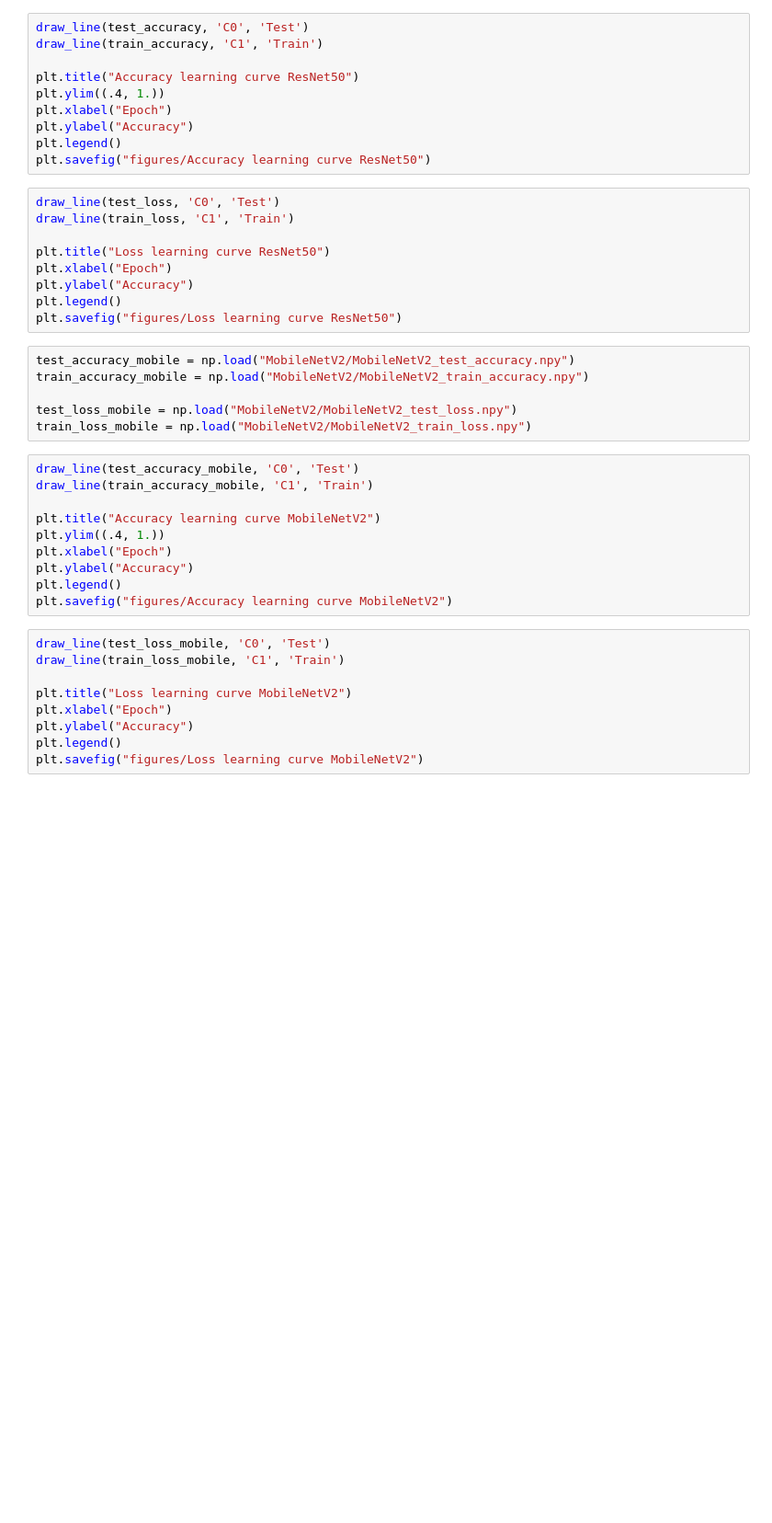
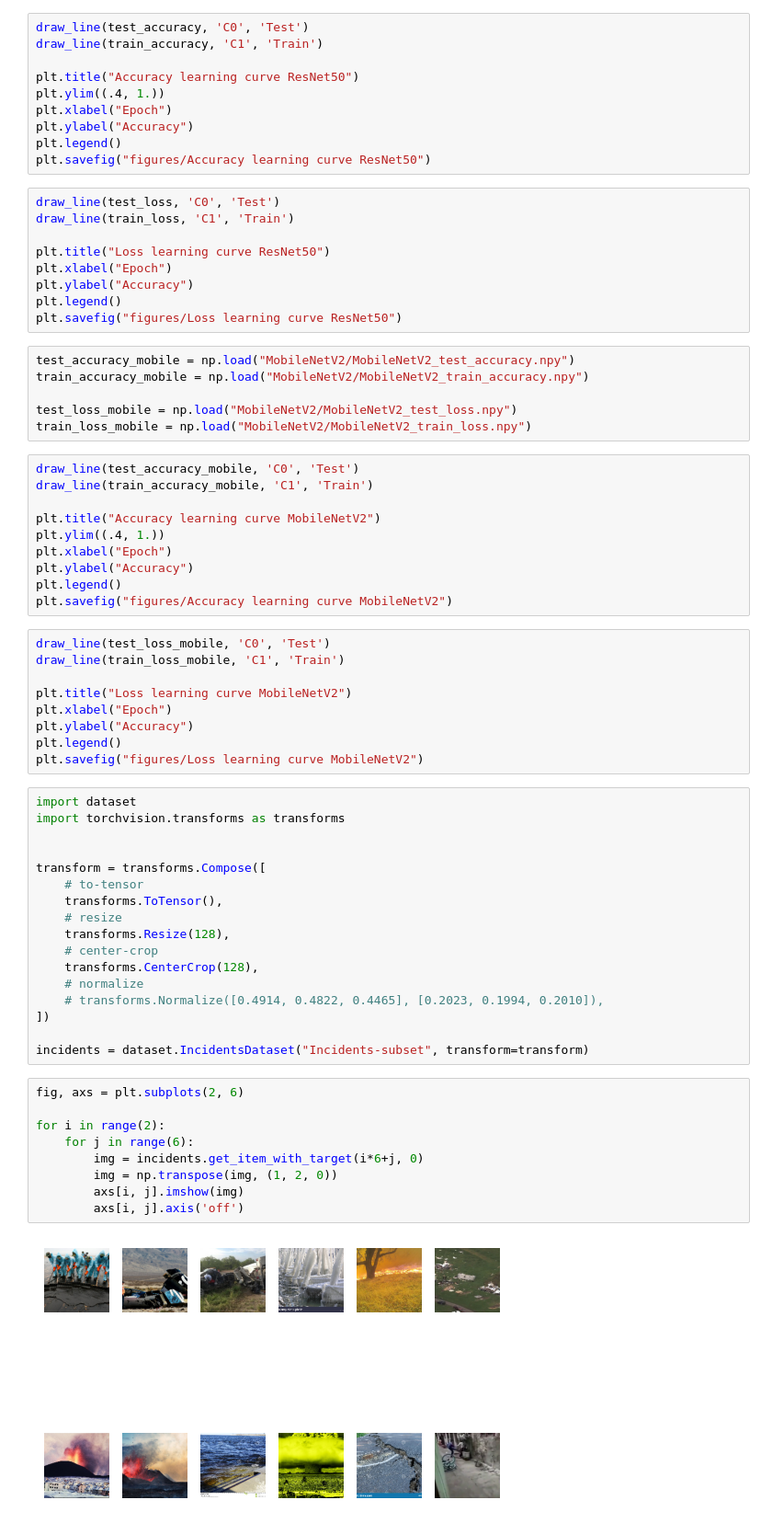
Before and after one commit to Frederico-lp/Data-Science, a Jupyter notebook: CIRI/results.ipynb, the cells around one changed output. Shown at 92% size. Saved outputs shown, nothing was run; the diff lists cells and outputs as text; blank space fills up the shorter version.

```diff
--- a/CIRI/results.ipynb
+++ b/CIRI/results.ipynb
@@ -60,3 +60,31 @@ plt.xlabel("Epoch")
 plt.ylabel("Accuracy")
 plt.legend()
 plt.savefig("figures/Loss learning curve MobileNetV2")
+# %%
+import dataset
+import torchvision.transforms as transforms
+
+
+transform = transforms.Compose([
+    # to-tensor
+    transforms.ToTensor(),
+    # resize
+    transforms.Resize(128),
+    # center-crop
+    transforms.CenterCrop(128),
+    # normalize
+    # transforms.Normalize([0.4914, 0.4822, 0.4465], [0.2023, 0.1994, 0.2010]),
+])
+
+incidents = dataset.IncidentsDataset("Incidents-subset", transform=transform)
+# %%
+fig, axs = plt.subplots(2, 6)
+
+for i in range(2):
+    for j in range(6):
+        img = incidents.get_item_with_target(i*6+j, 0)
+        img = np.transpose(img, (1, 2, 0))
+        axs[i, j].imshow(img)
+        axs[i, j].axis('off')
+# %% [output]
+[figure, added]
```
Also changed, not shown: parts of 1 cell of this notebook, 3 other files.
